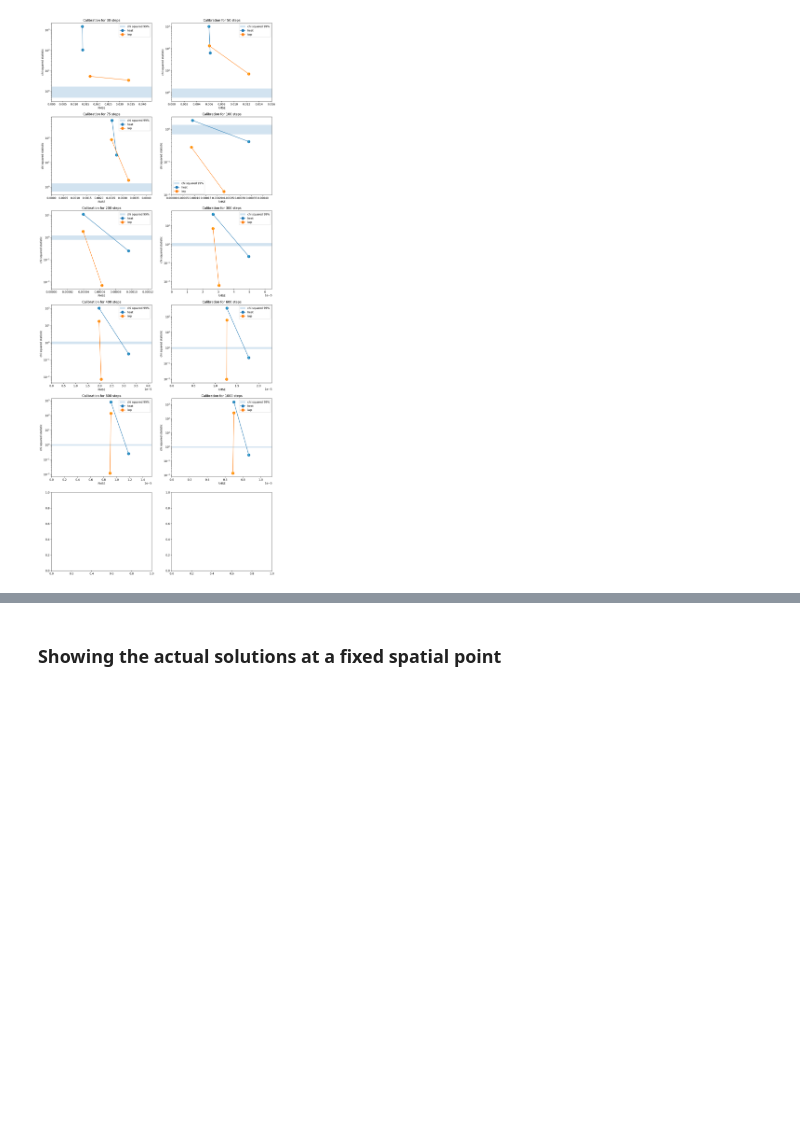
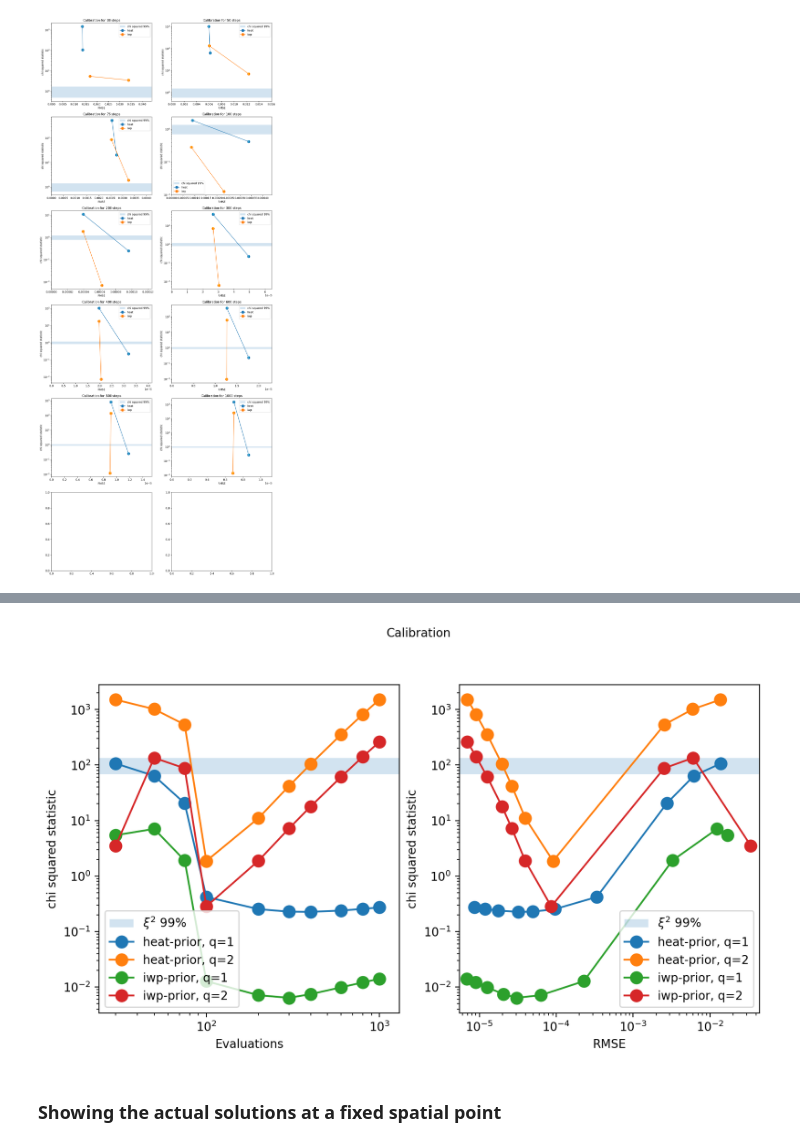
Before and after one commit to Whatisthisname/probabilistic-PDE-solver-on-manifold, a Jupyter notebook: app/experiment_plots.ipynb, the cells around one changed output, grey strips where cells are left out. Cells and saved outputs as stored; diff of their text form; code cells hidden in the pictures; blank space fills up the shorter version.

Commit message:
improved chi square plots

```diff
--- a/app/experiment_plots.ipynb
+++ b/app/experiment_plots.ipynb
@@ -182,3 +182,84 @@ prior: heat, q: 2, timestep: 1000, chi: 1523.0999755859375, log RMSE: -11.869999
 prior: iwp, q: 1, timestep: 1000, chi: 0.009999999776482582, log RMSE: -11.889999389648438
 prior: iwp, q: 2, timestep: 1000, chi: 262.7200012207031, log RMSE: -11.869999885559082
 [figure]
+# %%
+# evalute chi squared statistic
+import scipy.stats as stats
+
+# precision / work plot
+fig, (eval_axis, rmse_axis) = plt.subplots(1, 2, dpi=200, figsize=(10, 5))
+
+fig.text(
+    0.5, 1, "Calibration", horizontalalignment="center", verticalalignment="center"
+)
+
+eval_axis.set_ylabel("chi squared statistic")
+rmse_axis.set_ylabel("chi squared statistic")
+
+eval_axis.set_xlabel("Evaluations")
+rmse_axis.set_xlabel("RMSE")
+
+start = stats.chi2.ppf(0.01, df=98)
+end = stats.chi2.ppf(0.99, df=98)
+eval_axis.fill_between(
+    [0, 1e5], [start, start], [end, end], alpha=0.2, label=r"$\xi^2$ 99%"
+)
+rmse_axis.fill_between(
+    [0, 1e5], [start, start], [end, end], alpha=0.2, label=r"$\xi^2$ 99%"
+)
+
+all_rmses = []
+all_timesteps = []
+for prior in priors:
+    name = f"{prior}"
+    for q in derivatives:
+        chi_rmse_q_time = []
+
+        for timestep in timesteps:
+            experiment_name = build_experiment_name(prior, q, timestep)
+            means, stds, runtime, rmse = get_value(
+                f"{prior}_{q}_{timestep}", [None] * 4, dbname
+            )
+            if means is None or jnp.isnan(means).any():
+                continue
+
+            diff = means - diffrax_sol
+            stat = jnp.sum((diff[1:-1] / stds[1:-1]) ** 2)
+
+            chi_rmse_q_time.append((stat, rmse, q, timestep))
+            all_rmses.append(rmse)
+            all_timesteps.append(timestep)
+
+        if chi_rmse_q_time == []:
+            continue
+
+        last_plot_color = eval_axis.plot(
+            [timestep for (_, rmse, _, timestep) in chi_rmse_q_time],
+            [(chi) for (chi, _, _, _) in chi_rmse_q_time],
+            label=f"{name}-prior, q={q}",
+            marker="o",
+            markersize=10,
+        )[-1].get_color()
+
+        last_plot_color = rmse_axis.plot(
+            [rmse for (_, rmse, _, _) in chi_rmse_q_time],
+            [(chi) for (chi, _, _, _) in chi_rmse_q_time],
+            label=f"{name}-prior, q={q}",
+            marker="o",
+            markersize=10,
+        )[-1].get_color()
+
+rmse_axis.set_xlim(
+    jnp.min(jnp.array(all_rmses)) * 0.8, jnp.max(jnp.array(all_rmses)) * 1.3
+)
+eval_axis.set_xlim(
+    jnp.min(jnp.array(all_timesteps)) * 0.8, jnp.max(jnp.array(all_timesteps)) * 1.3
+)
+print(jnp.max(jnp.array(all_timesteps)) * 1.3)
+eval_axis.legend()
+rmse_axis.legend()
+eval_axis.set_yscale("log")
+rmse_axis.set_yscale("log")
+eval_axis.set_xscale("log")
+rmse_axis.set_xscale("log")
+# %% [output]
@@ -185,3 +267,4 @@ prior: iwp, q: 2, timestep: 1000, chi: 262.7200012207031, log RMSE: -11.86999988
+[figure, added]
 # %% [markdown]
 ### Showing the actual solutions at a fixed spatial point
 # %%
```
Also changed, not shown: parts of 3 cells of this notebook, 5 other files.
